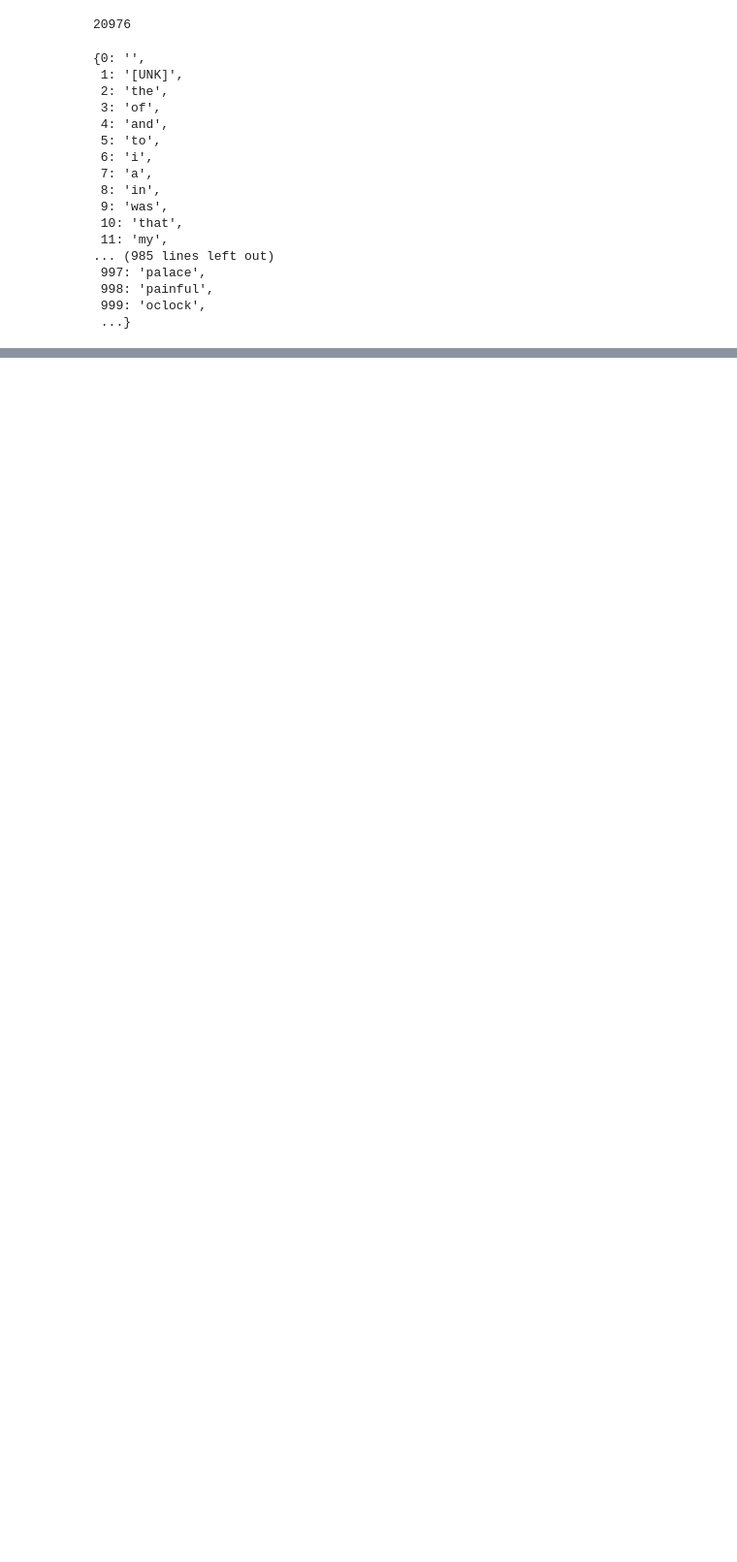
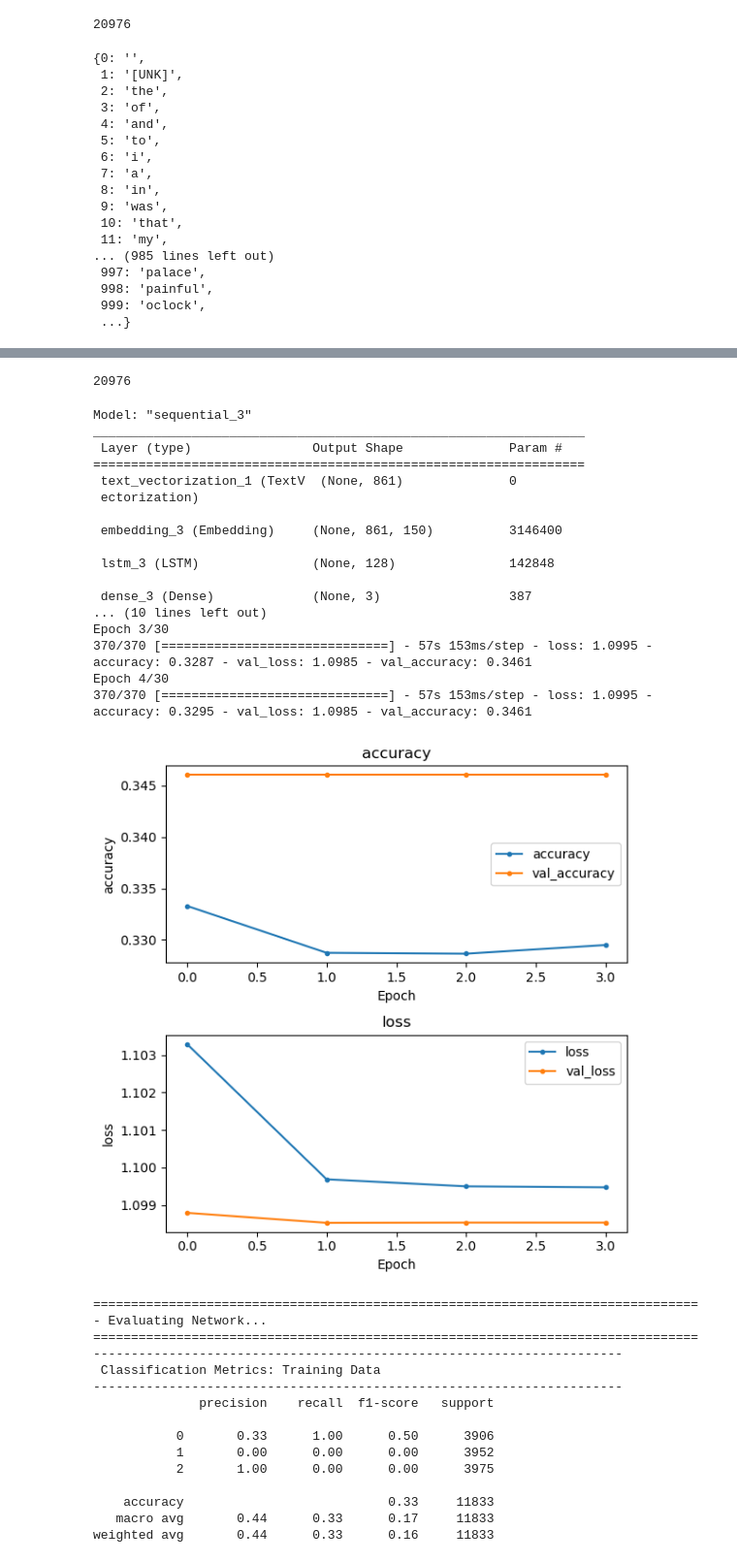
Before and after one commit to 808hanronald/LSTM-and-GRU-Models, a Jupyter notebook: lstm_and_gru.ipynb, the cells around one changed output, grey strips where cells are left out. Shown at 97% size. Saved outputs shown, nothing was run; the diff lists cells and outputs as text; code cells hidden in the pictures; blank space fills up the shorter version.

```diff
--- a/lstm_and_gru.ipynb
+++ b/lstm_and_gru.ipynb
@@ -281,0 +361,31 @@ int_to_str
+# %%
+#vocab_size = seq_vect.vocabulary_size()
+vocab_size = len(seq_vect.get_vocabulary())
+vocab_size
+# %% [output]
+20976
+# %%
+from tensorflow.keras.models import Sequential
+from tensorflow.keras import layers, optimizers, regularizers
+
+def build_lstm_model(text_vectorization_layer):
+    # Define sequential model with pre-trained vectorization layer and 'new' embedding layer
+    lstm_model = Sequential([text_vectorization_layer, layers.Embedding(input_dim= vocab_size,
+                                                                       output_dim = 150,
+                                                                       input_length = seq_length)])
+
+    #Add 'new' LSTM layer
+    lstm_model.add(layers.LSTM(128))
+    #Add output layer
+    lstm_model.add(layers.Dense(len(classes), activation='softmax'))
+
+    # Compile the model
+    lstm_model.compile(optimizer=optimizers.legacy.Adam(learning_rate = .01),
+                      loss = 'sparse_categorical_crossentropy', metrics = ['accuracy'])
+
+    lstm_model.summary()
+    return lstm_model
+# %%
+def get_callbacks(patience = 3, monitor = 'val_accuracy'):
+    early_stop =  tf.keras.callbacks.EarlyStopping(patience = patience, monitor = monitor)
+    return [early_stop]
@@ -281,0 +601,45 @@ int_to_str
+# %%
+# build lstm model and specify the vectorizer
+lstm_model = build_lstm_model(seq_vect)
+# Define number of epocs
+epochs = 30
+# fit the model
+history = lstm_model.fit(train_ds, epochs = epochs, validation_data = val_ds,
+                        callbacks = get_callbacks())
+# Obtain the results
+results = evaluate_classification_network(lstm_model, X_train = train_ds,
+                                         X_test = test_ds, history = history);
+# %% [output]
+Model: "sequential_3"
+_________________________________________________________________
+ Layer (type)                Output Shape              Param #
+=================================================================
+ text_vectorization_1 (TextV  (None, 861)              0
+ ectorization)
+
+ embedding_3 (Embedding)     (None, 861, 150)          3146400
+
+ lstm_3 (LSTM)               (None, 128)               142848
+
+ dense_3 (Dense)             (None, 3)                 387
+... (10 lines left out)
+Epoch 3/30
+370/370 [==============================] - 57s 153ms/step - loss: 1.0995 - accuracy: 0.3287 - val_loss: 1.0985 - val_accuracy: 0.3461
+Epoch 4/30
+370/370 [==============================] - 57s 153ms/step - loss: 1.0995 - accuracy: 0.3295 - val_loss: 1.0985 - val_accuracy: 0.3461
+[figure, added]
+================================================================================
+- Evaluating Network...
+================================================================================
+----------------------------------------------------------------------
+ Classification Metrics: Training Data
+----------------------------------------------------------------------
+              precision    recall  f1-score   support
+
+           0       0.33      1.00      0.50      3906
+           1       0.00      0.00      0.00      3952
+           2       1.00      0.00      0.00      3975
+
+    accuracy                           0.33     11833
+   macro avg       0.44      0.33      0.17     11833
+weighted avg       0.44      0.33      0.16     11833
```
Also changed, not shown: parts of 17 cells of this notebook.
